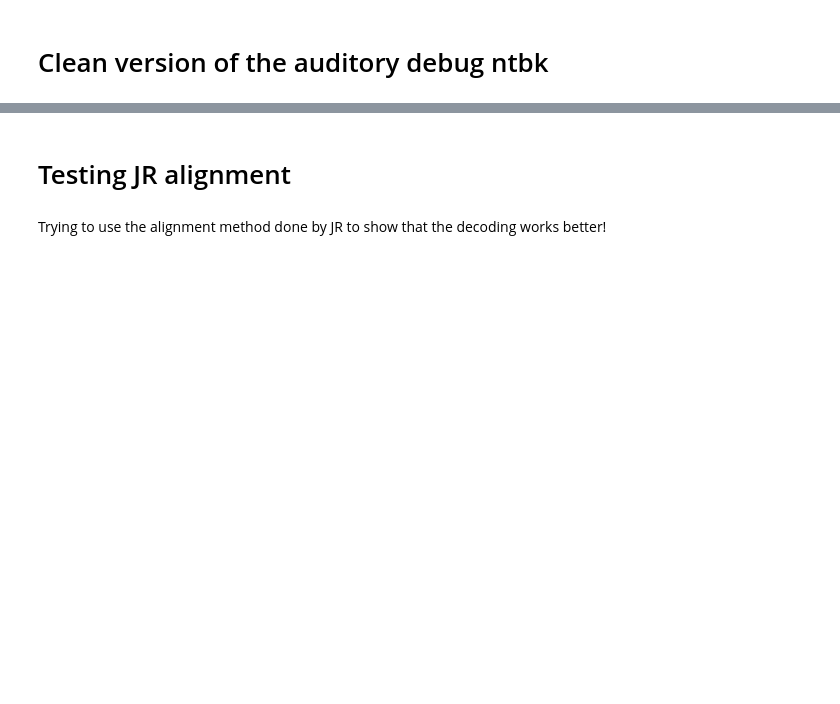
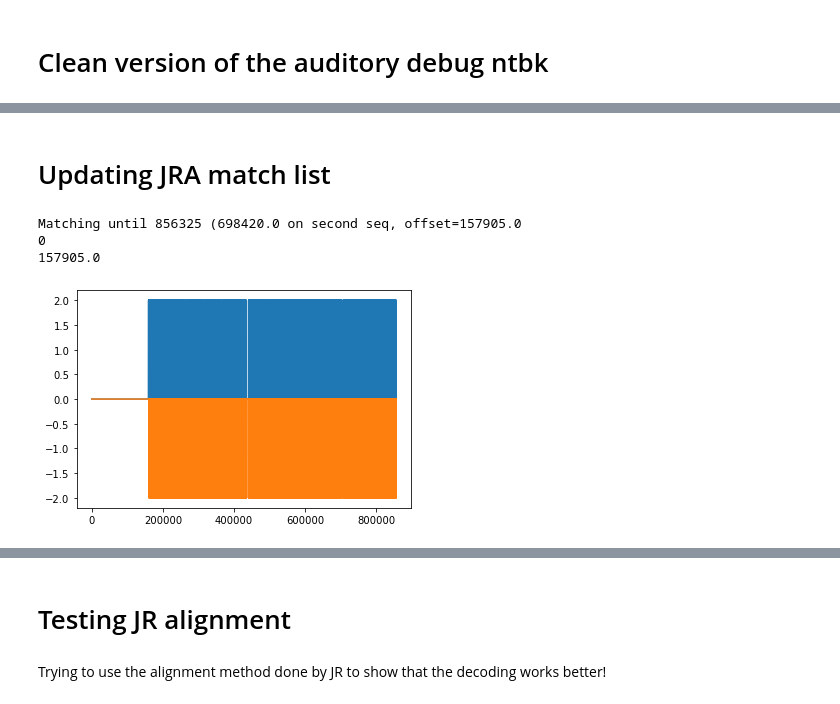
Before and after one commit to BelCorentin/neurospin-petit-prince, a Jupyter notebook: decoding/ntbk/auditory_clean.ipynb, the cells around one changed output, grey strips where cells are left out. Drawn from its saved outputs; the diff is of its cells as text; code cells hidden in the pictures; blank space fills up the shorter version.

```diff
--- a/decoding/ntbk/auditory_clean.ipynb
+++ b/decoding/ntbk/auditory_clean.ipynb
@@ -2,0 +79,18 @@
+# %%
+total_subjects = 30
+worked = 0
+n_missing = 5
+for subject in range(28,total_subjects+1):
+    for run in range(4,7):
+        run_id = '0' + str(run)
+        subject = str(subject)
+        result = testing(subject, run_id, n_missing)
+        try:
+            if result.__contains__("Worked"):
+                print(f"{result}")
+                worked += 1
+        except Exception as e:
+            print(f"Failed for {subject} {run_id}")
+            continue
+
+print(f"Worked for {worked} out of {total_subjects} subjects: {worked / total_subjects * 100} for {n_missing} missing samples.")
@@ -2,0 +108,2 @@
+# %% [markdown]
+# Updating JRA match list
@@ -2,0 +267,40 @@
+# %%
+
+import jra_utils as utils
+import matplotlib.pyplot as plt
+
+
+seq0 = word_triggers[:, 0]
+seq1 = (words.start * 1000).tolist()
+
+
+
+def plot_matches(seq0, seq1):
+    try:
+        matches = utils.approx_match_samples(seq0, seq1, tol=10, max_missing=5)
+    except utils.NoApproximateMatch as e:
+        matches = e.matches
+        print(e)
+    position0 = seq0[matches[0][-1]]
+    position1 = seq1[matches[1][-1]]
+    offset = position0 - position1
+    print(f"Matching until {position0} ({position1} on second seq, {offset=}")
+    L = max(0, int(max(seq0) + 10))
+    for d, seq, m, off in [(1, seq0, matches[0], 0), (-1, seq1, matches[1], offset)]:
+        print(off)
+        data = np.zeros(L)
+        select = (np.array(seq) + off).astype(int)
+        select2 = select[m]
+        select = select[0 <= select]
+        select = select[select < len(data)]
+        data[select] = d
+        data[select2] += d
+        plt.plot(data)
+
+
+plot_matches(seq0, seq1)
+# %% [output]
+Matching until 856325 (698420.0 on second seq, offset=157905.0
+0
+157905.0
+[figure, added]
```
Also changed, not shown: parts of 23 cells of this notebook, 25 other files.
